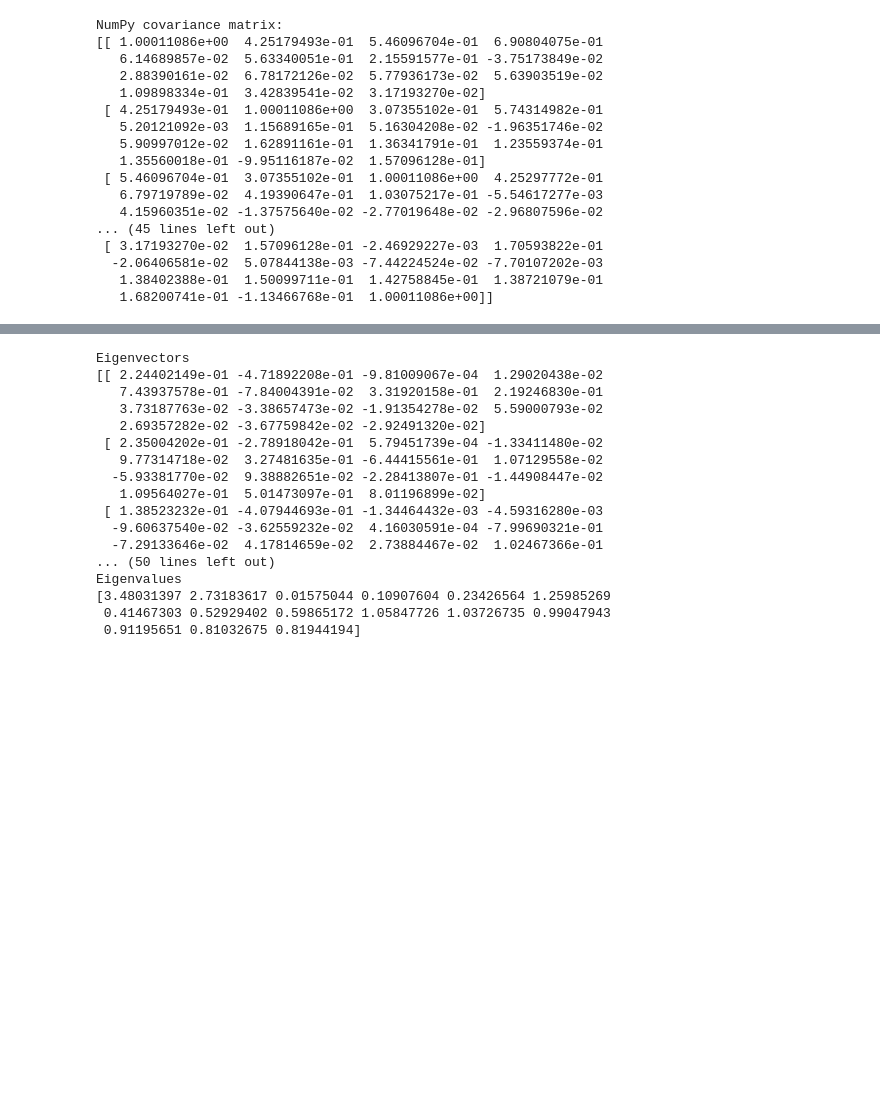
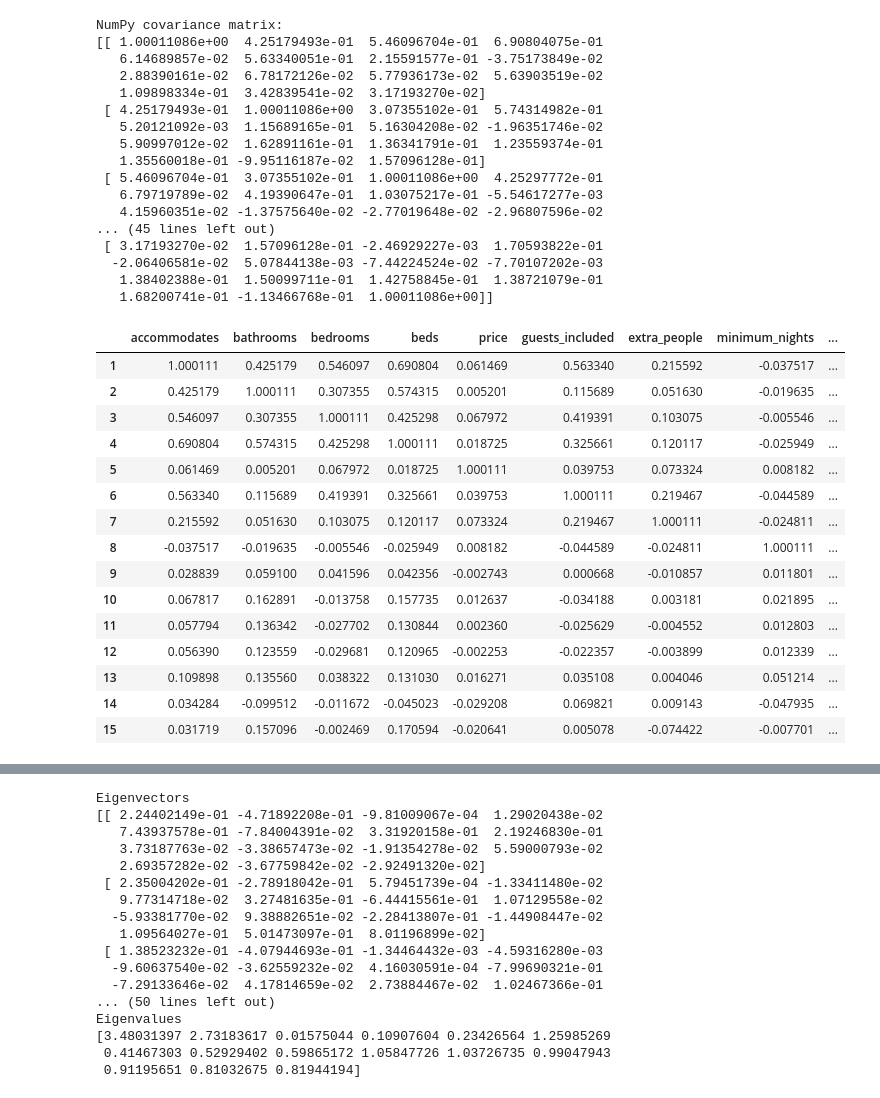
Before and after one commit to Kzis/python-bads4002, a Jupyter notebook: pca.ipynb, the cells around one changed output, grey strips where cells are left out. Cells and saved outputs as stored; diff of their text form; code cells hidden in the pictures; blank space fills up the shorter version.

```diff
--- a/pca.ipynb
+++ b/pca.ipynb
@@ -1,5 +1,12 @@
 # %% [markdown]
 <a href="https://colab.research.google.com/github/Kzis/BADS4002/blob/master/pca.ipynb" target="_parent"><img src="https://colab.research.google.com/assets/colab-badge.svg" alt="Open In Colab"/></a>
+# %%
+columns=['accommodates','bathrooms','bedrooms','beds','price','guests_included','extra_people','minimum_nights','maximum_nights',
+         'availability_30','availability_60','availability_90','availability_365','number_of_reviews','calculated_host_listings_count']
+
+row_renames = {1:'accommodates',2:'bathrooms',3:'bedrooms',4:'beds',5:'price',
+              6:'guests_included',7:'extra_people',8:'minimum_nights',9:'maximum_nights',10:'availability_30',
+              11:'availability_60',12:'availability_90',13:'availability_365',14:'number_of_reviews',15:'calculated_host_listings_count'}
 # %%
 import pandas as pd
 
@@ -58,3 +76,25 @@ NumPy covariance matrix:
   -2.06406581e-02  5.07844138e-03 -7.44224524e-02 -7.70107202e-03
    1.38402388e-01  1.50099711e-01  1.42758845e-01  1.38721079e-01
    1.68200741e-01 -1.13466768e-01  1.00011086e+00]]
+# %%
+df = pd.DataFrame()
+df = df.append(pd.DataFrame(cov_mat.tolist(), columns=columns))
+df.index = np.arange(1,len(df)+1)
+df
+# %% [output]
+|  | accommodates | bathrooms | bedrooms | beds | price | guests_included | extra_people | minimum_nights | ... |
+| 1 | 1.000111 | 0.425179 | 0.546097 | 0.690804 | 0.061469 | 0.563340 | 0.215592 | -0.037517 | ... |
+| 2 | 0.425179 | 1.000111 | 0.307355 | 0.574315 | 0.005201 | 0.115689 | 0.051630 | -0.019635 | ... |
+| 3 | 0.546097 | 0.307355 | 1.000111 | 0.425298 | 0.067972 | 0.419391 | 0.103075 | -0.005546 | ... |
+| 4 | 0.690804 | 0.574315 | 0.425298 | 1.000111 | 0.018725 | 0.325661 | 0.120117 | -0.025949 | ... |
+| 5 | 0.061469 | 0.005201 | 0.067972 | 0.018725 | 1.000111 | 0.039753 | 0.073324 | 0.008182 | ... |
+| 6 | 0.563340 | 0.115689 | 0.419391 | 0.325661 | 0.039753 | 1.000111 | 0.219467 | -0.044589 | ... |
+| 7 | 0.215592 | 0.051630 | 0.103075 | 0.120117 | 0.073324 | 0.219467 | 1.000111 | -0.024811 | ... |
+| 8 | -0.037517 | -0.019635 | -0.005546 | -0.025949 | 0.008182 | -0.044589 | -0.024811 | 1.000111 | ... |
+| 9 | 0.028839 | 0.059100 | 0.041596 | 0.042356 | -0.002743 | 0.000668 | -0.010857 | 0.011801 | ... |
+| 10 | 0.067817 | 0.162891 | -0.013758 | 0.157735 | 0.012637 | -0.034188 | 0.003181 | 0.021895 | ... |
+| 11 | 0.057794 | 0.136342 | -0.027702 | 0.130844 | 0.002360 | -0.025629 | -0.004552 | 0.012803 | ... |
+| 12 | 0.056390 | 0.123559 | -0.029681 | 0.120965 | -0.002253 | -0.022357 | -0.003899 | 0.012339 | ... |
+| 13 | 0.109898 | 0.135560 | 0.038322 | 0.131030 | 0.016271 | 0.035108 | 0.004046 | 0.051214 | ... |
+| 14 | 0.034284 | -0.099512 | -0.011672 | -0.045023 | -0.029208 | 0.069821 | 0.009143 | -0.047935 | ... |
+| 15 | 0.031719 | 0.157096 | -0.002469 | 0.170594 | -0.020641 | 0.005078 | -0.074422 | -0.007701 | ... |
```
Also changed, not shown: parts of 6 cells of this notebook.
